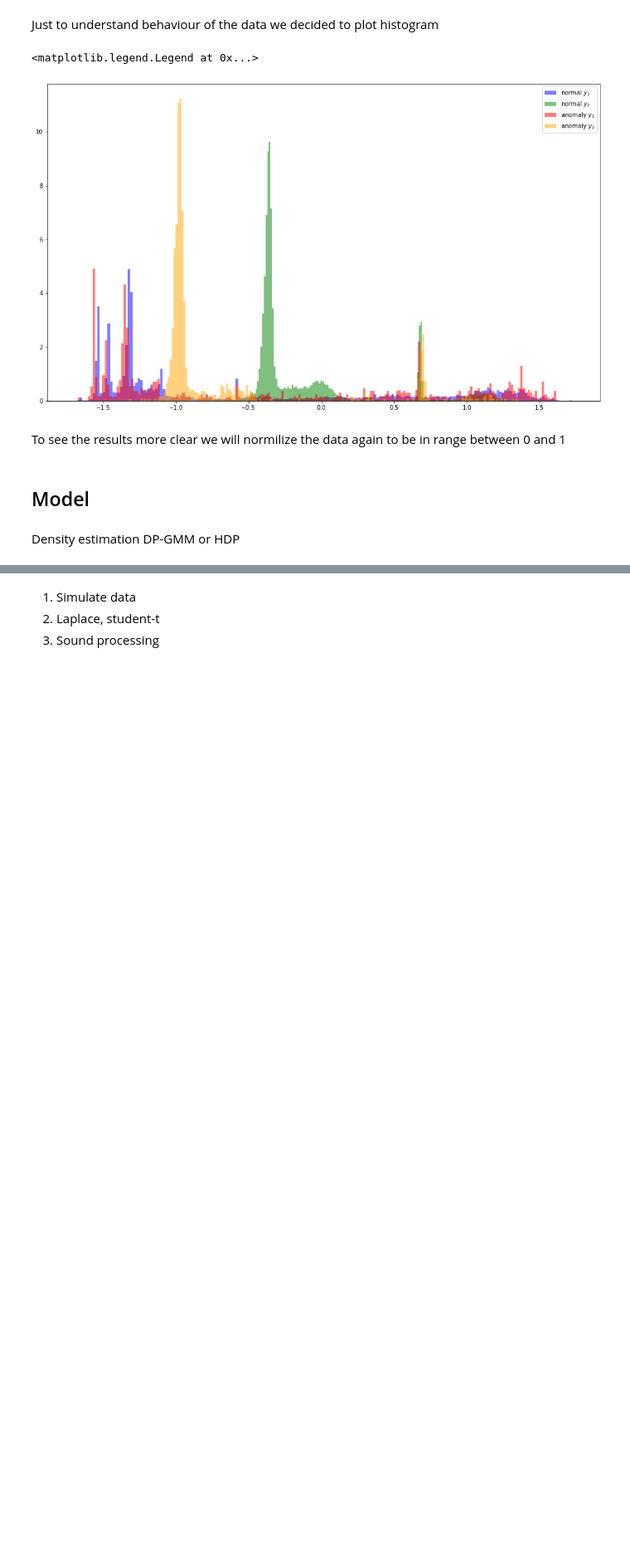
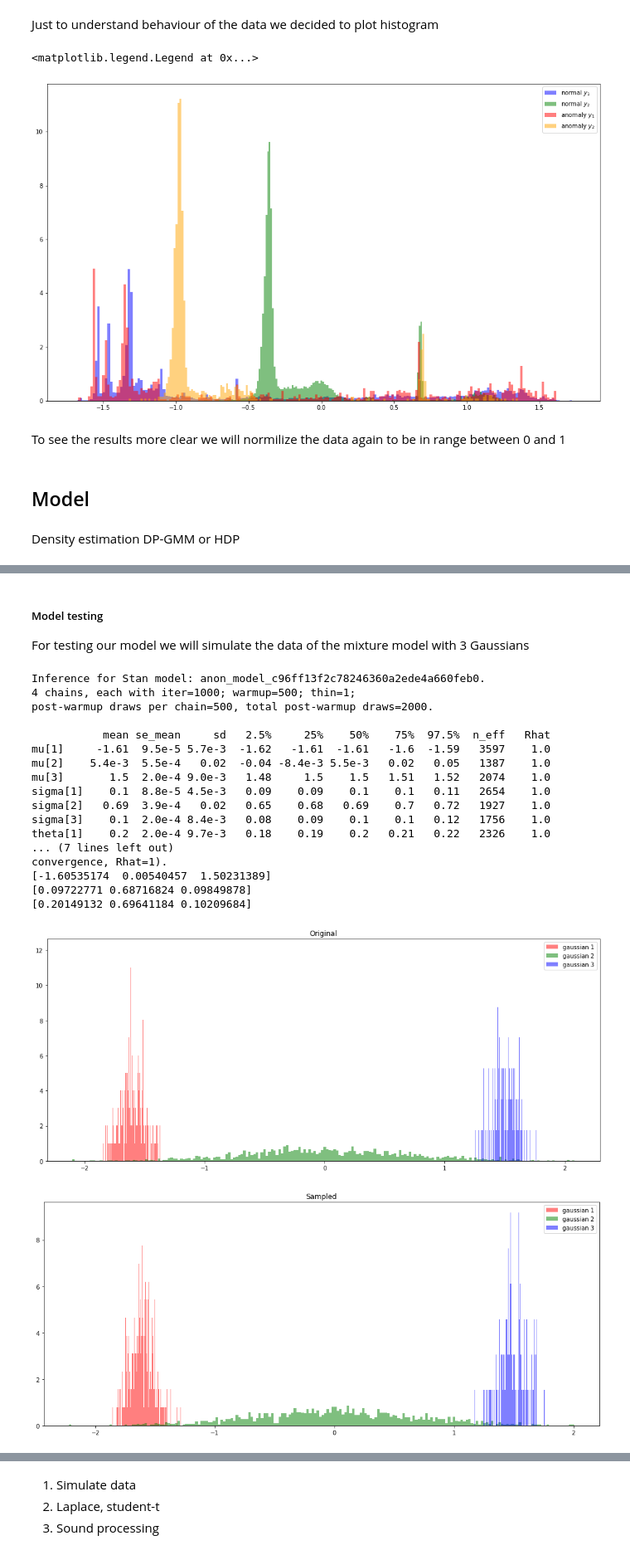
Before and after one commit to ivinokuri/generative-model, a Jupyter notebook: py/model/autoencoder/ProbabilisticModelExperiments.ipynb, the cells around one changed output, grey strips where cells are left out. Shown: that part at 83% size. Cells and saved outputs as stored; diff of their text form; code cells hidden in the pictures; blank space fills up the shorter version.

```diff
--- a/py/model/autoencoder/ProbabilisticModelExperiments.ipynb
+++ b/py/model/autoencoder/ProbabilisticModelExperiments.ipynb
@@ -123,6 +123,27 @@ def unnormalize_data(columns, reconstructed_data):
     for (i, name) in enumerate(columns):
         restored_data.append(np.array(scalers['scaler_' + name].inverse_transform(reconstructed_data[:,i].reshape(-1, 1))).flatten())
     return np.array(restored_data)
+
+def draw_from_GMM(mus, sigmas, thetas, numOfDraws = 1):
+    """
+    This function draws samples based on mu, sigma and theta of Gaussian Mixture Model
+    :param mus: list of mus
+    :param sigmas: list of sigmas
+    :param thetas: list of thetas
+    :param numOfDraws: number of draws from distribution
+    :return: list of samples and list of lists of samples
+    """
+    gmm_res = []
+    gaussians = []
+    for j in range(len(thetas[0])):
+        gaussians.append([])
+    for i in tqdm(range(len(mus))):
+        mixture_idx = np.random.choice(len(thetas[i]), size=1, replace=True, p=thetas[i])[0]
+        samples = np.random.normal(mus[i,mixture_idx], sigmas[i,mixture_idx], size=numOfDraws)
+        sample_index = np.random.choice(len(samples), size=1, replace=True)[0]
+        gmm_res.append(samples[sample_index])
+        gaussians[mixture_idx].append(samples[sample_index])
+    return gmm_res, gaussians
 # %% [markdown]
 ##### Choosing common columns
 
@@ -276,8 +297,6 @@ GMM_MODEL = """
 data {
     int<lower=0> N;            // Number of measurements
     vector[N] y;                 // Data
-    int<lower=0> N_anomaly;
-    vector[N_anomaly] y_anomaly;
 
     int<lower=1> k;// Number of Gaussians
 
@@ -298,13 +317,13 @@ model {
     real ll[k];
     sigma ~ normal(sigma_loc_prior, sigma_shape_prior);
     mu ~ normal(mu_loc_prior, mu_shape_prior);
-    theta ~ gamma(theta_loc_prior, theta_scale_prior);
+    theta ~ beta(theta_loc_prior, theta_scale_prior);
 
     for (n in 1:N) {
         for (i in 1:k) {
-            ll[i] = log(theta[i]) + normal_lpdf(y[n] | mu[k], sigma[k]);
+            ll[i] = log(theta[i]) + normal_lpdf(y[n] | mu[i], sigma[i]);
         }
-        target += ll;
+        target += log_sum_exp(ll);
     }
 }
 """
@@ -319,0 +334,4 @@ ld: warning: dylib (/usr/local/Cellar/gcc/11.2.0/lib/gcc/11/libstdc++.dylib) was
+# %% [markdown]
+##### Model testing
+
+For testing our model we will simulate the data of the mixture model with 3 Gaussians
@@ -319,0 +396,22 @@ ld: warning: dylib (/usr/local/Cellar/gcc/11.2.0/lib/gcc/11/libstdc++.dylib) was
+# %%
+model_test()
+# %% [output]
+Inference for Stan model: anon_model_c96ff13f2c78246360a2ede4a660feb0.
+4 chains, each with iter=1000; warmup=500; thin=1;
+post-warmup draws per chain=500, total post-warmup draws=2000.
+
+           mean se_mean     sd   2.5%     25%    50%    75%  97.5%  n_eff   Rhat
+mu[1]     -1.61  9.5e-5 5.7e-3  -1.62   -1.61  -1.61   -1.6  -1.59   3597    1.0
+mu[2]    5.4e-3  5.5e-4   0.02  -0.04 -8.4e-3 5.5e-3   0.02   0.05   1387    1.0
+mu[3]       1.5  2.0e-4 9.0e-3   1.48     1.5    1.5   1.51   1.52   2074    1.0
+sigma[1]    0.1  8.8e-5 4.5e-3   0.09    0.09    0.1    0.1   0.11   2654    1.0
+sigma[2]   0.69  3.9e-4   0.02   0.65    0.68   0.69    0.7   0.72   1927    1.0
+sigma[3]    0.1  2.0e-4 8.4e-3   0.08    0.09    0.1    0.1   0.12   1756    1.0
+theta[1]    0.2  2.0e-4 9.7e-3   0.18    0.19    0.2   0.21   0.22   2326    1.0
+... (7 lines left out)
+convergence, Rhat=1).
+[-1.60535174  0.00540457  1.50231389]
+[0.09722771 0.68716824 0.09849878]
+[0.20149132 0.69641184 0.10209684]
+[figure, added]
+[figure, added]
```
Also changed, not shown: parts of 26 cells of this notebook.
